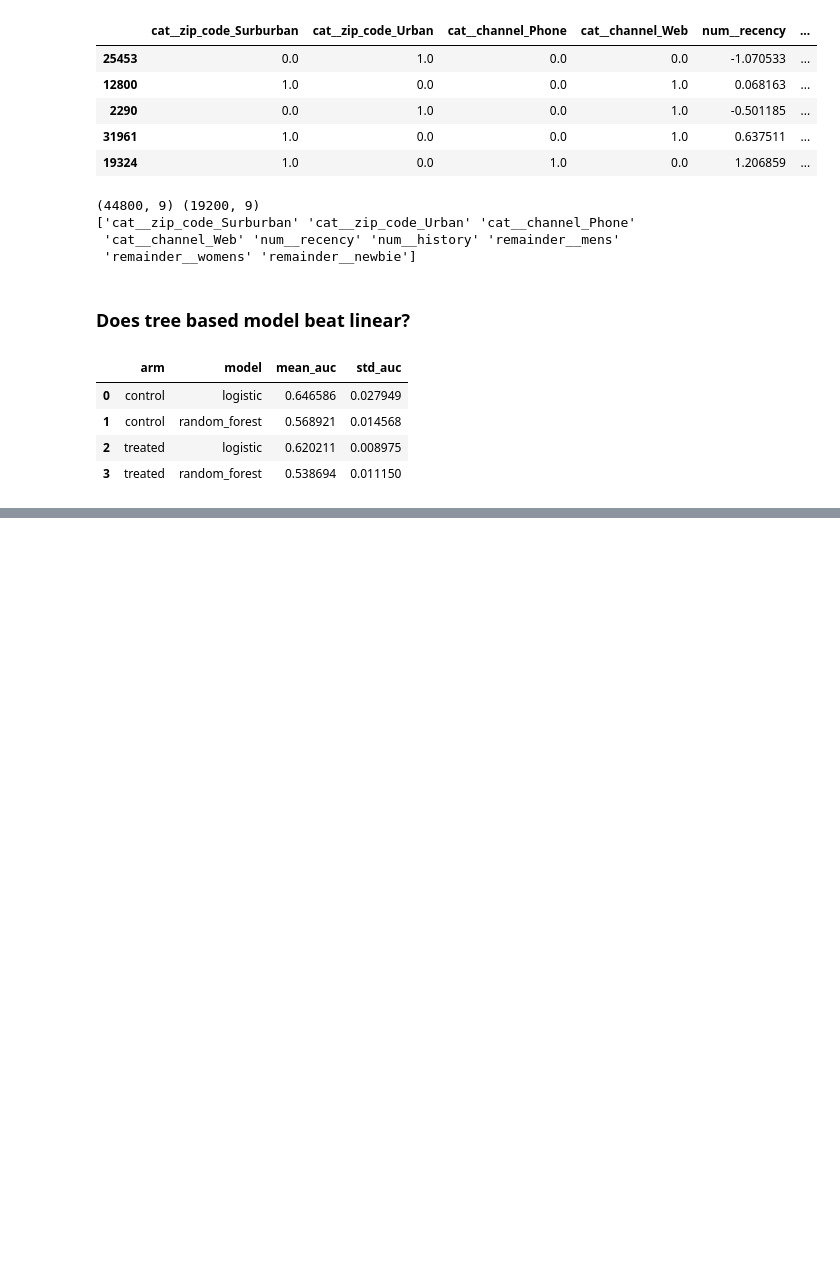
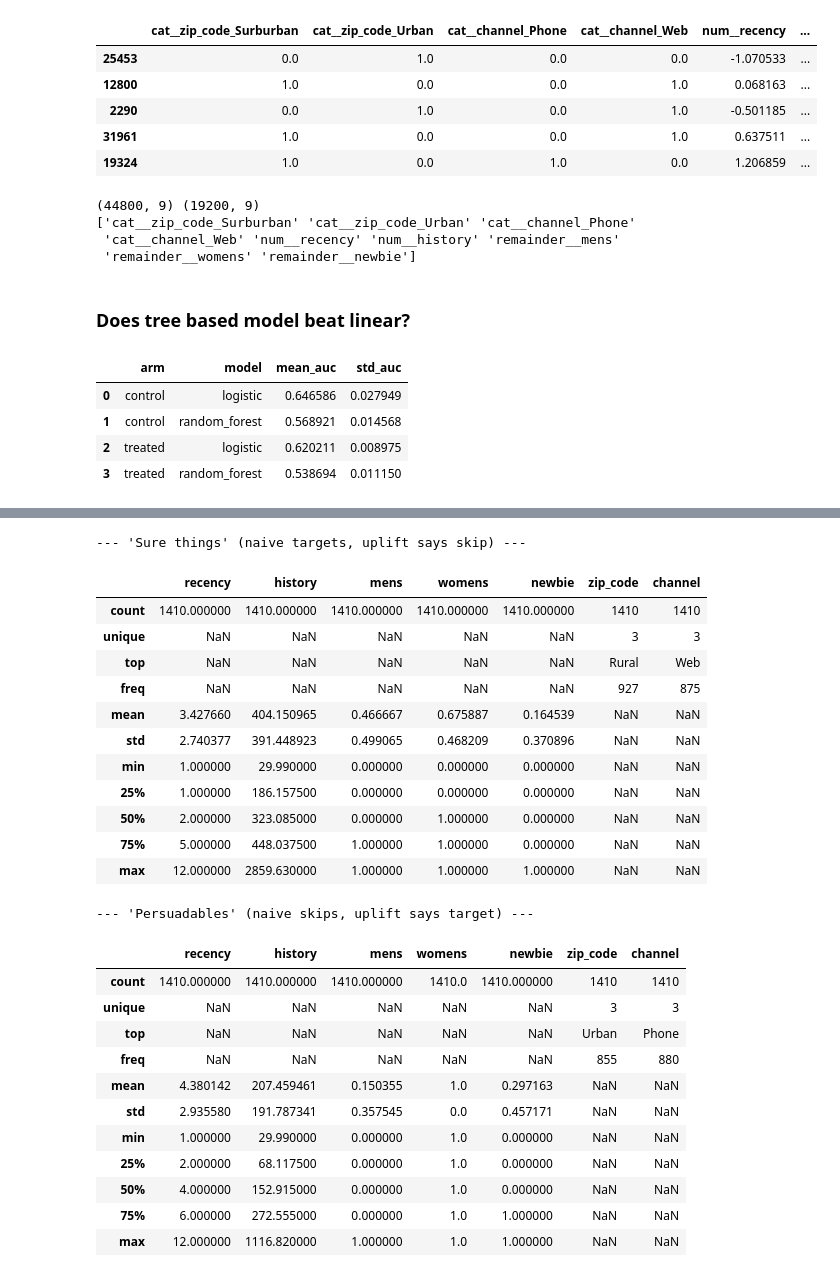
Before and after one commit to ChunLiuNY/hillstrom-uplift-model, a Jupyter notebook: uplift_modeling.ipynb, the cells around one changed output, grey strips where cells are left out. Saved outputs shown, nothing was run; the diff lists cells and outputs as text; code cells hidden in the pictures; blank space fills up the shorter version.

```diff
--- a/uplift_modeling.ipynb
+++ b/uplift_modeling.ipynb
@@ -436,0 +591,39 @@ pd.DataFrame(results)
+# %%
+# characterize who's in each disagreement group
+profile_cols = ['recency', 'history', 'mens', 'womens', 'newbie', 'zip_code', 'channel']
+
+sure_things = comparison.loc[list(only_naive)]
+persuadables = comparison.loc[list(only_uplift)]
+
+print("--- 'Sure things' (naive targets, uplift says skip) ---")
+display(sure_things[profile_cols].describe(include='all'))
+
+print("--- 'Persuadables' (naive skips, uplift says target) ---")
+display(persuadables[profile_cols].describe(include='all'))
+# %% [output]
+--- 'Sure things' (naive targets, uplift says skip) ---
+|  | recency | history | mens | womens | newbie | zip_code | channel |
+| count | 1410.000000 | 1410.000000 | 1410.000000 | 1410.000000 | 1410.000000 | 1410 | 1410 |
+| unique | NaN | NaN | NaN | NaN | NaN | 3 | 3 |
+| top | NaN | NaN | NaN | NaN | NaN | Rural | Web |
+| freq | NaN | NaN | NaN | NaN | NaN | 927 | 875 |
+| mean | 3.427660 | 404.150965 | 0.466667 | 0.675887 | 0.164539 | NaN | NaN |
+| std | 2.740377 | 391.448923 | 0.499065 | 0.468209 | 0.370896 | NaN | NaN |
+| min | 1.000000 | 29.990000 | 0.000000 | 0.000000 | 0.000000 | NaN | NaN |
+| 25% | 1.000000 | 186.157500 | 0.000000 | 0.000000 | 0.000000 | NaN | NaN |
+| 50% | 2.000000 | 323.085000 | 0.000000 | 1.000000 | 0.000000 | NaN | NaN |
+| 75% | 5.000000 | 448.037500 | 1.000000 | 1.000000 | 0.000000 | NaN | NaN |
+| max | 12.000000 | 2859.630000 | 1.000000 | 1.000000 | 1.000000 | NaN | NaN |
+--- 'Persuadables' (naive skips, uplift says target) ---
+|  | recency | history | mens | womens | newbie | zip_code | channel |
+| count | 1410.000000 | 1410.000000 | 1410.000000 | 1410.0 | 1410.000000 | 1410 | 1410 |
+| unique | NaN | NaN | NaN | NaN | NaN | 3 | 3 |
+| top | NaN | NaN | NaN | NaN | NaN | Urban | Phone |
+| freq | NaN | NaN | NaN | NaN | NaN | 855 | 880 |
+| mean | 4.380142 | 207.459461 | 0.150355 | 1.0 | 0.297163 | NaN | NaN |
+| std | 2.935580 | 191.787341 | 0.357545 | 0.0 | 0.457171 | NaN | NaN |
+| min | 1.000000 | 29.990000 | 0.000000 | 1.0 | 0.000000 | NaN | NaN |
+| 25% | 2.000000 | 68.117500 | 0.000000 | 1.0 | 0.000000 | NaN | NaN |
+| 50% | 4.000000 | 152.915000 | 0.000000 | 1.0 | 0.000000 | NaN | NaN |
+| 75% | 6.000000 | 272.555000 | 0.000000 | 1.0 | 1.000000 | NaN | NaN |
+| max | 12.000000 | 1116.820000 | 1.000000 | 1.0 | 1.000000 | NaN | NaN |
```
Also changed, not shown: parts of 14 cells of this notebook.
